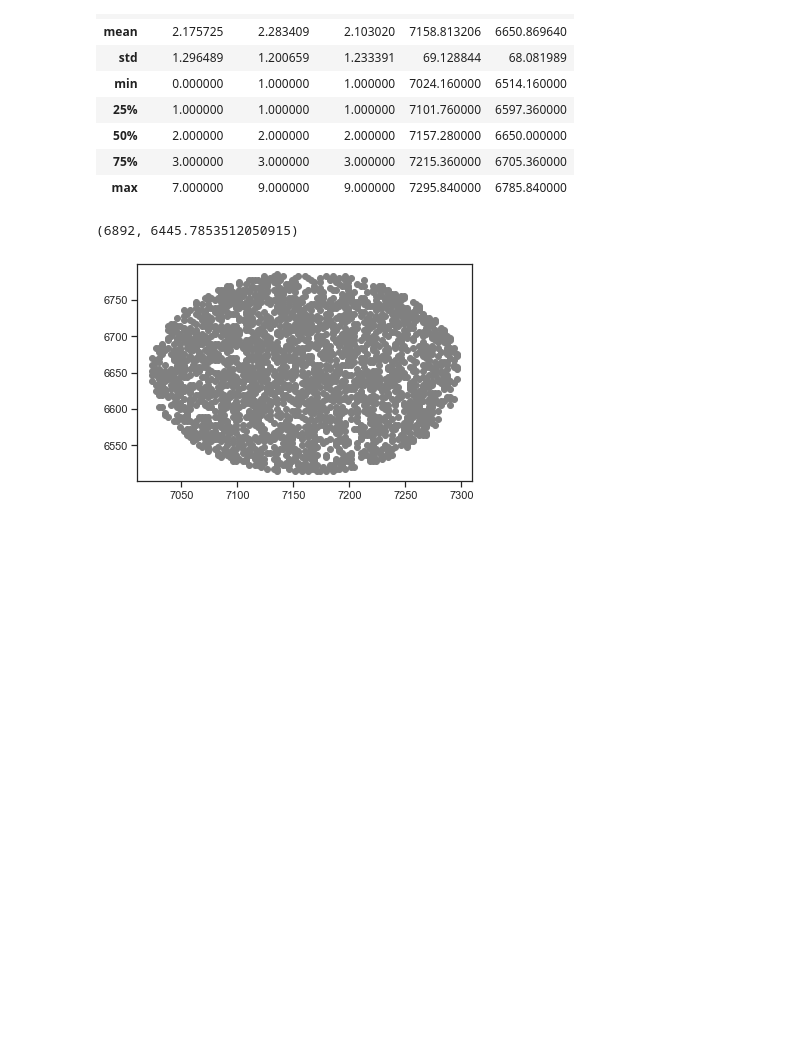
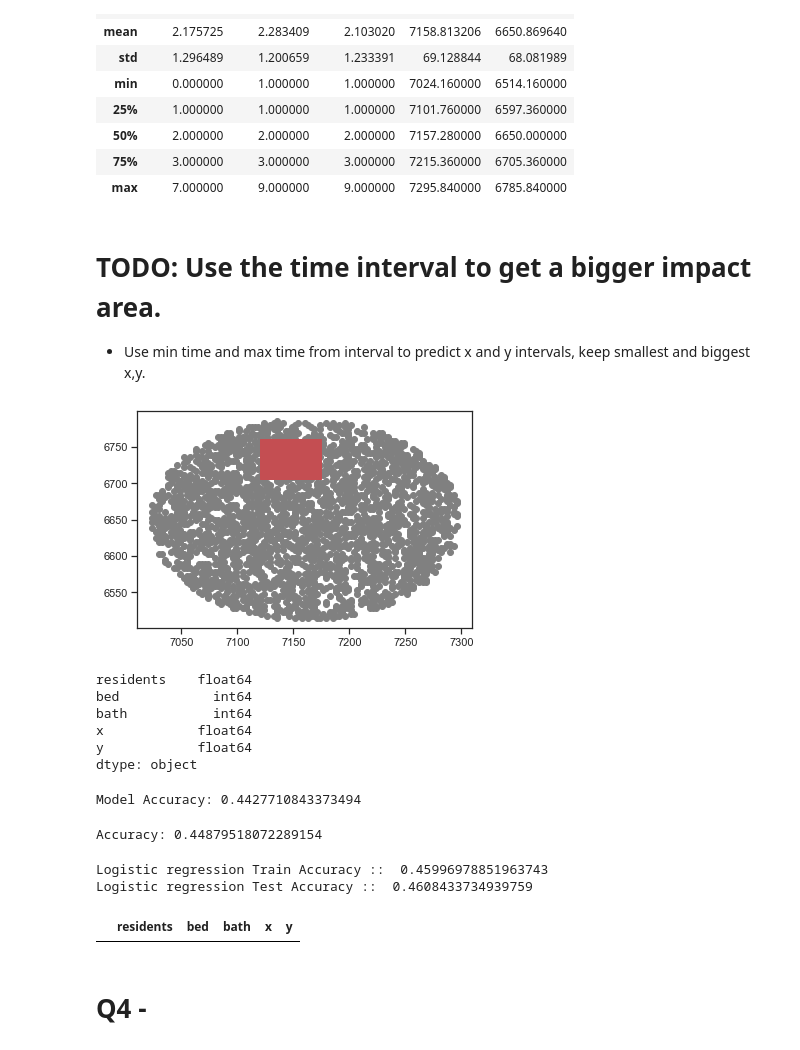
Before and after one commit to Noixas/The-Last-Judgement-Meteorite-Prediction, a Jupyter notebook: Code/TheLastJudgement.ipynb, the cells around one changed output. Saved outputs shown, nothing was run; the diff lists cells and outputs as text; code cells hidden in the pictures; blank space fills up the shorter version.

Commit message:
Tried to predict residents but use mean instead

```diff
--- a/Code/TheLastJudgement.ipynb
+++ b/Code/TheLastJudgement.ipynb
@@ -383,4 +403,7 @@ df_buildings.describe() #we can see there are missing residents
 | 50% | 2.000000 | 2.000000 | 2.000000 | 7157.280000 | 6650.000000 |
 | 75% | 3.000000 | 3.000000 | 3.000000 | 7215.360000 | 6705.360000 |
 | max | 7.000000 | 9.000000 | 9.000000 | 7295.840000 | 6785.840000 |
+# %% [markdown]
+# TODO: Use the time interval to get a bigger impact area.
+- Use min time and max time from interval to predict x and y intervals, keep smallest and biggest x,y.
 # %%
@@ -388,25 +411,24 @@ df_buildings.describe() #we can see there are missing residents
 # %%
 # df_buildings
 # def plot_buildings(X_test, y_test, y_pred):
 #     # X_test
 #     plt.scatter(df_buildings.x, df_buildings.y,  color='gray')
 #     # plt.plot(X_test, y_pred, color='red', linewidth=2)
 #     plt.show()
 
 fig, ax = plt.subplots() # note we must use plt.subplots, not plt.subplot
 ax.scatter(df_buildings.x, df_buildings.y,  color='gray')
 # plt.circle([(6647.69176458,6649.26095709-6647.69176458)],(6215.32090271,6217.03291844-6215.32090271))
-circle1 = plt.Circle((6892,6445.7853512050915),30,color='r')
-print(circle1.get_center())
+circle1 = plt.Rectangle(( 7120,6706.04016335),55,55,color='r')
+# print(circle1.get_center())
     # plt.plot(X_test, y_pred, color='red', linewidth=2)
 
 # (or if you have an existing figure)
 ax.add_patch(circle1)
 fig.show()
 # [7341.32817503] [6878.25683735]
 # ax.add_artist(circle2)
 # ax.add_artist(circle3)
 # fig.savefig('plotcircles2.png')
 # %% [output]
-(6892, 6445.7853512050915)
-[figure, old version]
+[figure, new version]
@@ -412,0 +441,54 @@ fig.show()
+# %%
+df_buildings.dtypes
+# %% [output]
+residents    float64
+bed            int64
+bath           int64
+x            float64
+y            float64
+dtype: object
+# %%
+# Predict missing tenants
+#https://www.datacamp.com/community/tutorials/xgboost-in-python
+# import xgboost as xgb
+df_not_nan =df_buildings[df_buildings.residents.isna()== False]
+X = df_not_nan.drop(['residents','x','y'],axis=1)
+y = df_not_nan.residents
+X_train, X_test, y_train, y_test = train_test_split(X, y, test_size=0.2,random_state = 42)
+from sklearn.tree import DecisionTreeClassifier
+tree = DecisionTreeClassifier(random_state=42)
+tree.fit(X_train, y_train)
+y_pred = tree.predict(X_test)
+print(f'Model Accuracy: {tree.score(X_test, y_test)}')
+# %% [output]
+Model Accuracy: 0.4427710843373494
+# %%
+from sklearn import svm
+from sklearn import metrics
+#Create a svm Classifier
+clf = svm.SVC(kernel='rbf',random_state = 42) # Linear Kernel
+
+#Train the model using the training sets
+clf.fit(X_train, y_train)
+
+#Predict the response for test dataset
+y_pred = clf.predict(X_test)
+print("Accuracy:",metrics.accuracy_score(y_test, y_pred))
+# %% [output]
+Accuracy: 0.44879518072289154
+# %%
+lr = skl_lm.LogisticRegression()
+lr.fit(X_train, y_train)
+print ("Logistic regression Train Accuracy :: ", metrics.accuracy_score(y_train, lr.predict(X_train)))
+print ("Logistic regression Test Accuracy :: ", metrics.accuracy_score(y_test, lr.predict(X_test)))
+# %% [output]
+Logistic regression Train Accuracy ::  0.45996978851963743
+Logistic regression Test Accuracy ::  0.4608433734939759
+# %%
+mean_residents = np.mean(df_buildings[df_buildings.residents.isna()== False].residents)
+df_buildings =df_buildings.fillna(int(mean_residents)) #Since classifiers score are bad we will use the mean
+df_buildings[df_buildings.residents.isna()] #sanity check
+# %% [output]
+|  | residents | bed | bath | x | y |
+# %% [markdown]
+# Q4 -
```
Also changed, not shown: parts of 14 cells of this notebook.
